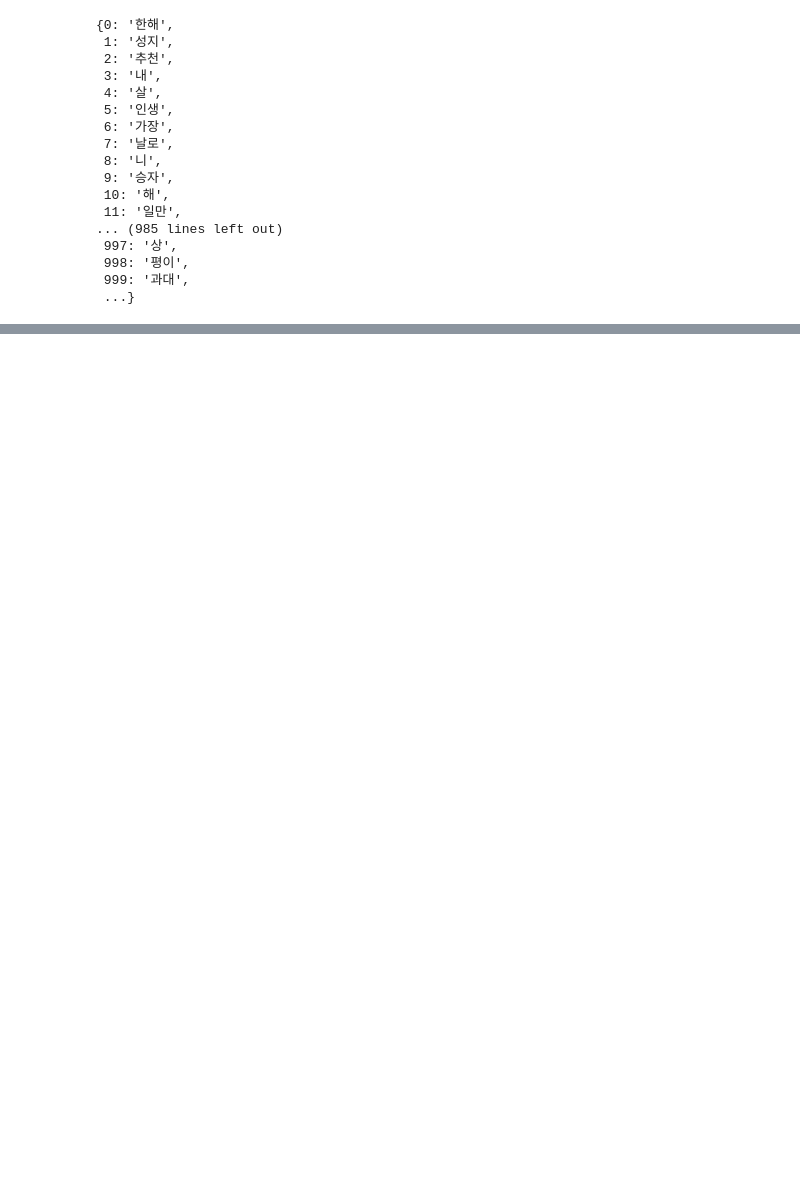
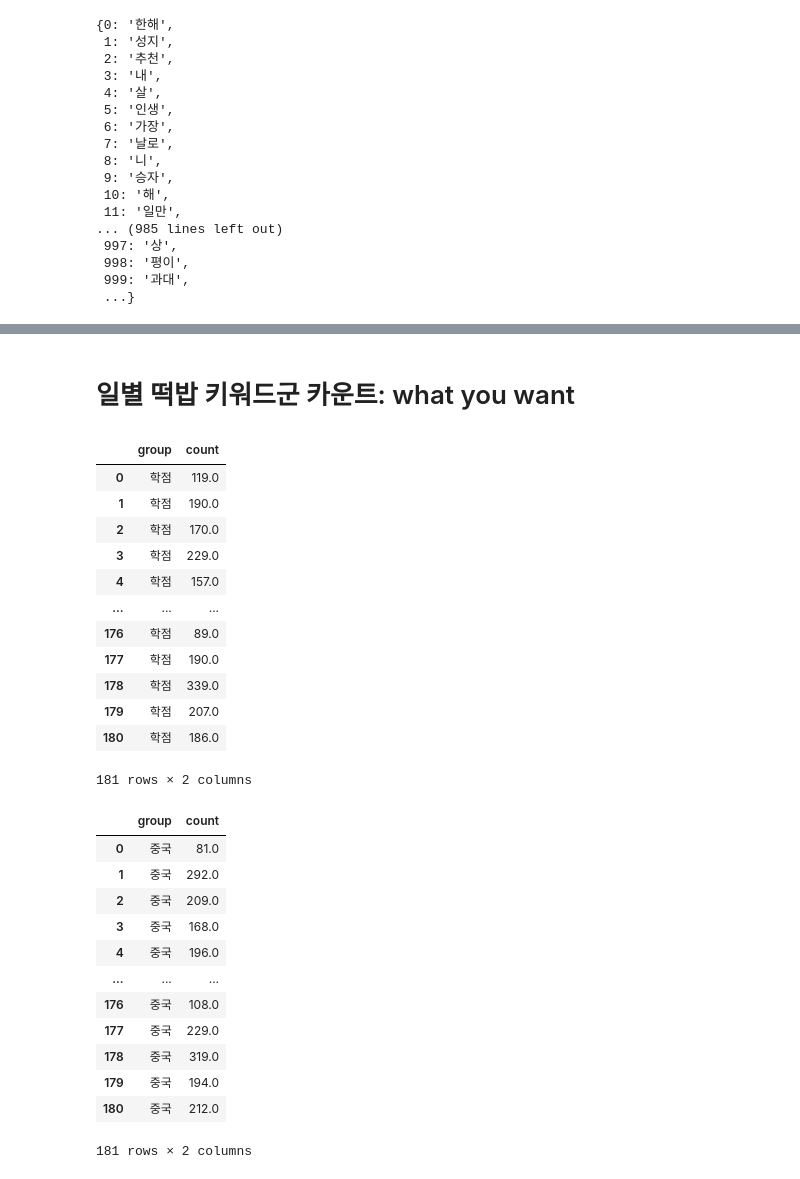
Before and after one commit to JourneyKo/ssodam, a Jupyter notebook: ssodam2021_Topic_Analysis_and_Visualization.ipynb, the cells around one changed output, grey strips where cells are left out. Drawn from its saved outputs; the diff is of its cells as text; code cells hidden in the pictures; blank space fills up the shorter version.

Commit message:
떡밥키워드군 카운트

```diff
--- a/ssodam2021_Topic_Analysis_and_Visualization.ipynb
+++ b/ssodam2021_Topic_Analysis_and_Visualization.ipynb
@@ -68,0 +79,54 @@ NameError: name 'cfd' is not defined
+# %% [markdown]
+# 일별 떡밥 키워드군 카운트: what you want
+# %%
+def KeywordCount(떡밥리스트):
+    import pandas as pd
+    bob_count = pd.DataFrame(columns = ['group', 'count'])
+    group = 떡밥리스트
+    idx_name = group[0] #떡밥키워드군의 0번째 단어를 해당 떡밥키워드군 전체를 대표&지칭
+
+    for groupword in group:
+        idx = 0
+        word_idx = idx_total[groupword]
+        for j in cfd[:, word_idx]:
+            if groupword == group[0]: #그룹 내 첫번째 단어이면, 새로 정의
+                bob_count.loc[idx] = [idx_name, j]
+            else:
+                bob_count.iloc[idx,1] += j
+            idx += 1
+    return bob_count #일별 떡밥 키워드군 카운드 데이터프레임
+# %%
+# TEST
+A = ['학점','취업','취업','추천','학년']
+B = ['중국','자장면','국수','한국','생각']
+df_A = KeywordCount(A)
+df_B = KeywordCount(B)
+display(df_A)
+display(df_B)
+# %% [output]
+|  | group | count |
+| 0 | 학점 | 119.0 |
+| 1 | 학점 | 190.0 |
+| 2 | 학점 | 170.0 |
+| 3 | 학점 | 229.0 |
+| 4 | 학점 | 157.0 |
+| ... | ... | ... |
+| 176 | 학점 | 89.0 |
+| 177 | 학점 | 190.0 |
+| 178 | 학점 | 339.0 |
+| 179 | 학점 | 207.0 |
+| 180 | 학점 | 186.0 |
+181 rows × 2 columns
+|  | group | count |
+| 0 | 중국 | 81.0 |
+| 1 | 중국 | 292.0 |
+| 2 | 중국 | 209.0 |
+| 3 | 중국 | 168.0 |
+| 4 | 중국 | 196.0 |
+| ... | ... | ... |
+| 176 | 중국 | 108.0 |
+| 177 | 중국 | 229.0 |
+| 178 | 중국 | 319.0 |
+| 179 | 중국 | 194.0 |
+| 180 | 중국 | 212.0 |
+181 rows × 2 columns
```
Also changed, not shown: parts of 13 cells of this notebook.
